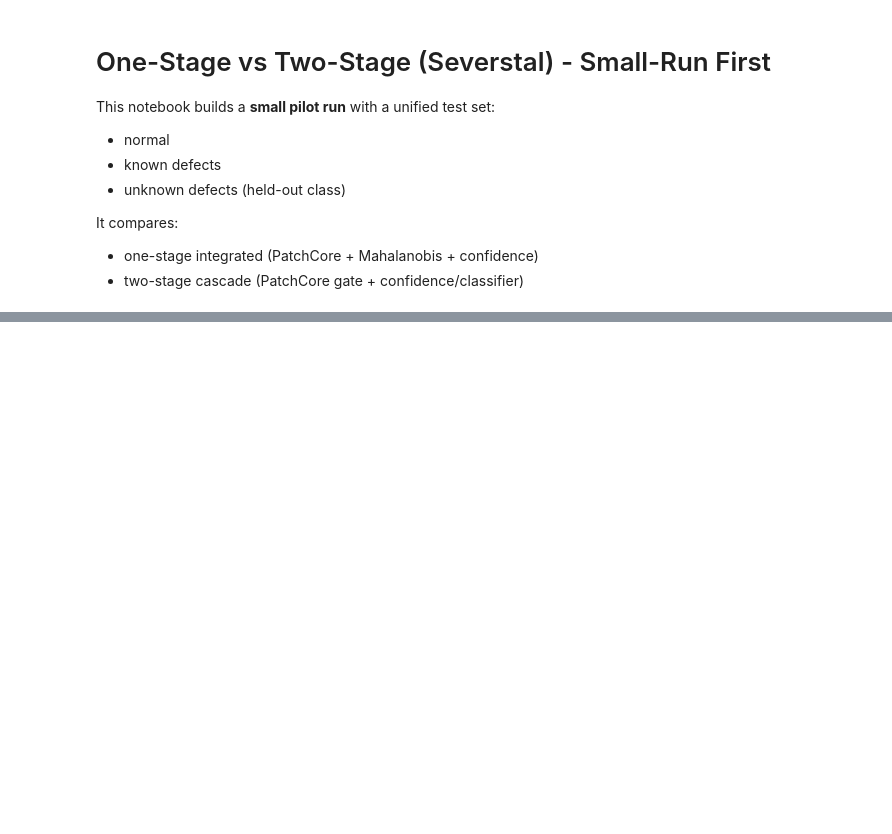
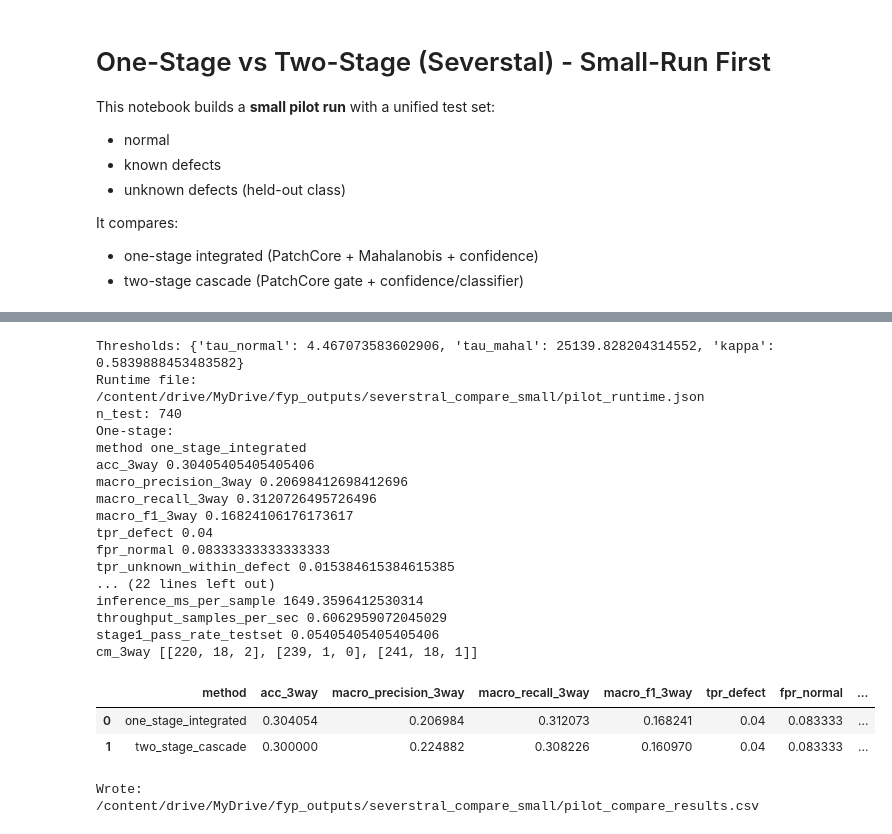
Before and after one commit to spinelessknave8/FYP_code, a Jupyter notebook: severstral-osr/notebooks/compare_one_stage_vs_two_stage_small_first.ipynb, the cells around one changed output, grey strips where cells are left out. Cells and saved outputs as stored; diff of their text form; code cells hidden in the pictures; blank space fills up the shorter version.

Commit message:
finished running for outputs

```diff
--- a/severstral-osr/notebooks/compare_one_stage_vs_two_stage_small_first.ipynb
+++ b/severstral-osr/notebooks/compare_one_stage_vs_two_stage_small_first.ipynb
@@ -473,37 +596,57 @@ for r in [r1, r2]:
     r['train_stage2_sec'] = train_stage2
     r['train_total_sec'] = train_stage1 + train_stage2
 
 r1['inference_total_sec_testset'] = one_inf_sec
 r1['inference_ms_per_sample'] = one_ms_per_sample
 r1['throughput_samples_per_sec'] = one_throughput
 
 r2['inference_total_sec_testset'] = two_inf_sec
 r2['inference_ms_per_sample'] = two_ms_per_sample
 r2['throughput_samples_per_sec'] = two_throughput
 r2['stage1_pass_rate_testset'] = pass_rate
 
 print('Thresholds:', thr)
 print('Runtime file:', Path(cfg['output_dir']) / 'pilot_runtime.json')
 print('n_test:', n_test)
 
-print('
-One-stage:')
+print('One-stage:')
 for k,v in r1.items():
     if k!='cm_3way': print(k, v)
 print('cm_3way', r1['cm_3way'])
 
-print('
-Two-stage:')
+print('Two-stage:')
 for k,v in r2.items():
     if k!='cm_3way': print(k, v)
 print('cm_3way', r2['cm_3way'])
 
 cmp = pd.DataFrame([r1, r2]).drop(columns=['cm_3way'])
 display(cmp)
 
 out = Path(cfg['output_dir']) / 'pilot_compare_results.csv'
 cmp.to_csv(out, index=False)
 print('Wrote:', out)
+# %% [output]
+Thresholds: {'tau_normal': 4.467073583602906, 'tau_mahal': 25139.828204314552, 'kappa': 0.5839888453483582}
+Runtime file: /content/drive/MyDrive/fyp_outputs/severstral_compare_small/pilot_runtime.json
+n_test: 740
+One-stage:
+method one_stage_integrated
+acc_3way 0.30405405405405406
+macro_precision_3way 0.20698412698412696
+macro_recall_3way 0.3120726495726496
+macro_f1_3way 0.16824106176173617
+tpr_defect 0.04
+fpr_normal 0.08333333333333333
+tpr_unknown_within_defect 0.015384615384615385
+... (22 lines left out)
+inference_ms_per_sample 1649.3596412530314
+throughput_samples_per_sec 0.6062959072045029
+stage1_pass_rate_testset 0.05405405405405406
+cm_3way [[220, 18, 2], [239, 1, 0], [241, 18, 1]]
+|  | method | acc_3way | macro_precision_3way | macro_recall_3way | macro_f1_3way | tpr_defect | fpr_normal | ... |
+| 0 | one_stage_integrated | 0.304054 | 0.206984 | 0.312073 | 0.168241 | 0.04 | 0.083333 | ... |
+| 1 | two_stage_cascade | 0.300000 | 0.224882 | 0.308226 | 0.160970 | 0.04 | 0.083333 | ... |
+Wrote: /content/drive/MyDrive/fyp_outputs/severstral_compare_small/pilot_compare_results.csv
 # %%
 # Cell 9: Quick quality + runtime plots
 import matplotlib.pyplot as plt
```
Also changed, not shown: parts of 9 cells of this notebook.
